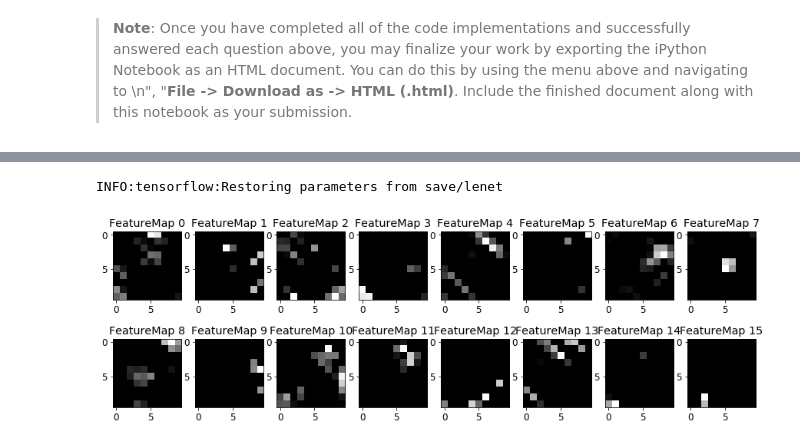
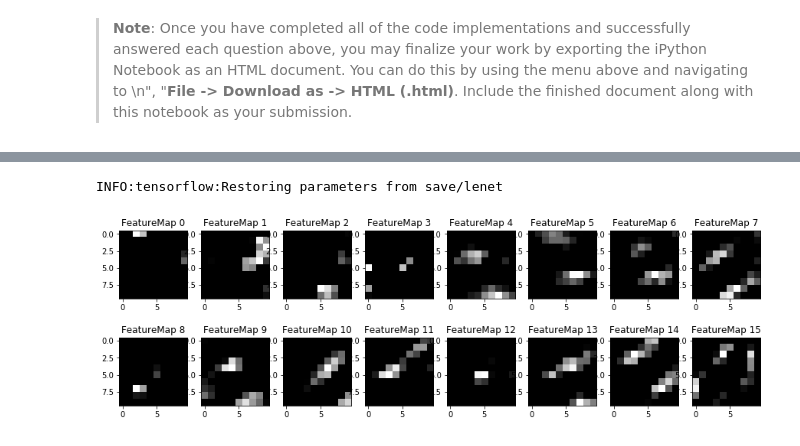
Before and after one commit to JohanSmet/udacity_carnd, a Jupyter notebook: Traffic_Sign_Classifier.ipynb, the cells around one changed output, grey strips where cells are left out. Cells and saved outputs as stored; diff of their text form; code cells hidden in the pictures.

```diff
--- a/Traffic_Sign_Classifier.ipynb
+++ b/Traffic_Sign_Classifier.ipynb
@@ -437,7 +441,7 @@ classifier = ClassifierNet()
 A validation set can be used to assess how well the model is performing. A low accuracy on the training and validation
 sets imply underfitting. A high accuracy on the training set but low accuracy on the validation set implies overfitting.
 # %%
-param_epochs = 30
+param_epochs = 25
 param_learn_rate = 0.001
 param_batch_size = 256
 param_keep_prob = 0.75
@@ -754,7 +762,7 @@ def outputFeatureMap(image_input, tf_activation, activation_min=-1, activation_m
 # %%
 with tf.Session() as sess:
     classifier.restore_model(sess)
-    outputFeatureMap(new_X[1], classifier.conv_disp)
+    outputFeatureMap(X_train[35], classifier.conv_disp)
 # %% [output]
 INFO:tensorflow:Restoring parameters from save/lenet
-[figure, old version]
+[figure, new version]
```
Also changed, not shown: parts of 14 cells of this notebook.
